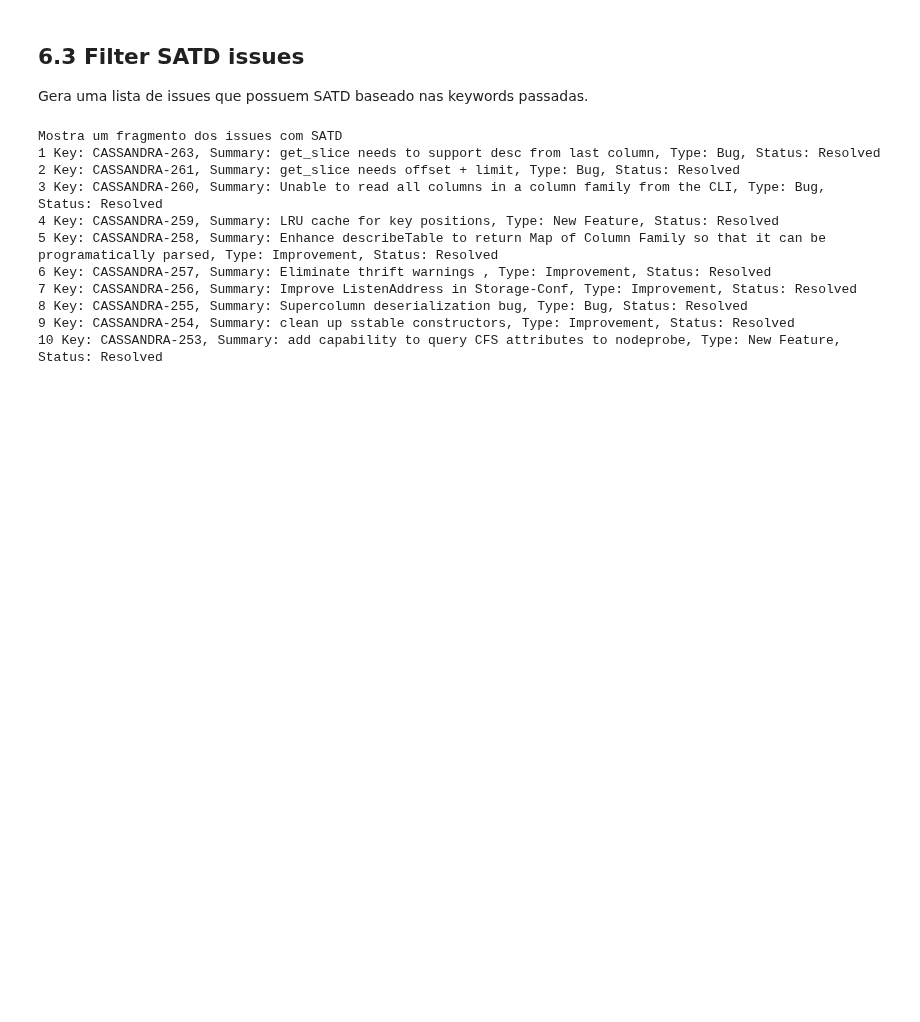
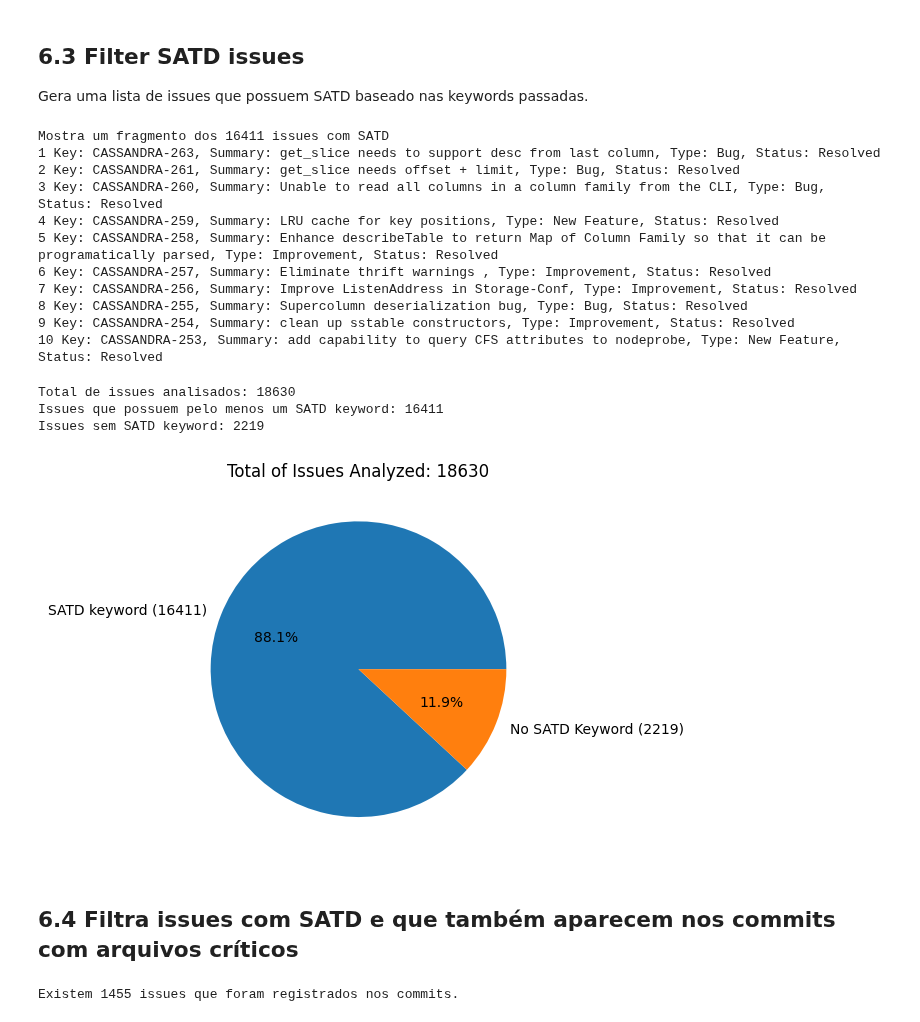
Before and after one commit to armandossrecife/piloto, a Jupyter notebook: satd_analyzer_with_critical_classes.ipynb, the cells around one changed output. Drawn from its saved outputs; the diff is of its cells as text; code cells hidden in the pictures; blank space fills up the shorter version.

```diff
--- a/satd_analyzer_with_critical_classes.ipynb
+++ b/satd_analyzer_with_critical_classes.ipynb
@@ -918,7 +918,7 @@ project = 'CASSANDRA'
 # Call the function to analyze Jira issues for SATD
 satd_issues = analyze_jira_issues_for_satd(project, my_satd_keywords, all_issues)
 # %%
-print('Mostra um fragmento dos issues com SATD')
+print(f'Mostra um fragmento dos {len(satd_issues.get_issues())} issues com SATD')
 cont = 0
 for i,each in enumerate(satd_issues.get_issues()):
   print(i+1, each)
@@ -926,7 +926,7 @@ for i,each in enumerate(satd_issues.get_issues()):
   if cont == 10:
     break
 # %% [output]
-Mostra um fragmento dos issues com SATD
+Mostra um fragmento dos 16411 issues com SATD
 1 Key: CASSANDRA-263, Summary: get_slice needs to support desc from last column, Type: Bug, Status: Resolved
 2 Key: CASSANDRA-261, Summary: get_slice needs offset + limit, Type: Bug, Status: Resolved
 3 Key: CASSANDRA-260, Summary: Unable to read all columns in a column family from the CLI, Type: Bug, Status: Resolved
@@ -937,3 +937,21 @@ Mostra um fragmento dos issues com SATD
 8 Key: CASSANDRA-255, Summary: Supercolumn deserialization bug, Type: Bug, Status: Resolved
 9 Key: CASSANDRA-254, Summary: clean up sstable constructors, Type: Improvement, Status: Resolved
 10 Key: CASSANDRA-253, Summary: add capability to query CFS attributes to nodeprobe, Type: New Feature, Status: Resolved
+# %%
+qtd_issues_analyzed = len(all_issues)
+qtd_issues_with_satd_by_keywords = len(satd_issues.get_issues())
+qtd_issues_no_satd_by_keywords = qtd_issues_analyzed - qtd_issues_with_satd_by_keywords
+
+print(f'Total de issues analisados: {qtd_issues_analyzed}')
+print(f'Issues que possuem pelo menos um SATD keyword: {qtd_issues_with_satd_by_keywords}')
+print(f'Issues sem SATD keyword: {qtd_issues_no_satd_by_keywords}')
+# %% [output]
+Total de issues analisados: 18630
+Issues que possuem pelo menos um SATD keyword: 16411
+Issues sem SATD keyword: 2219
+# %%
+plt.pie([qtd_issues_with_satd_by_keywords, qtd_issues_no_satd_by_keywords], labels=[f"SATD keyword ({qtd_issues_with_satd_by_keywords})", f"No SATD Keyword ({qtd_issues_no_satd_by_keywords})"], autopct="%1.1f%%")
+plt.title(f"Total of Issues Analyzed: {qtd_issues_analyzed}")
+plt.show()
+# %% [output]
+[figure, added]
@@ -939,0 +962,2 @@ Mostra um fragmento dos issues com SATD
+# %% [markdown]
+## 6.4 Filtra issues com SATD e que também aparecem nos commits com arquivos críticos
@@ -939,0 +985,11 @@ Mostra um fragmento dos issues com SATD
+# %%
+dict_issues_in_commits = {}
+for index in df_commits_with_satd_keywords_with_critical_files.index:
+  l_issues_in_commit = find_issues_id_by_project(input_string=df_commits_with_satd_keywords_with_critical_files.msg[index], project='CASSANDRA')
+  if len(l_issues_in_commit) > 0:
+    commit_hash = df_commits_with_satd_keywords_with_critical_files.commits[index]
+    dict_issues_in_commits[commit_hash] = l_issues_in_commit
+
+print(f'Existem {len(dict_issues_in_commits)} issues que foram registrados nos commits. ')
+# %% [output]
+Existem 1455 issues que foram registrados nos commits.
```
Also changed, not shown: parts of 9 cells of this notebook.
